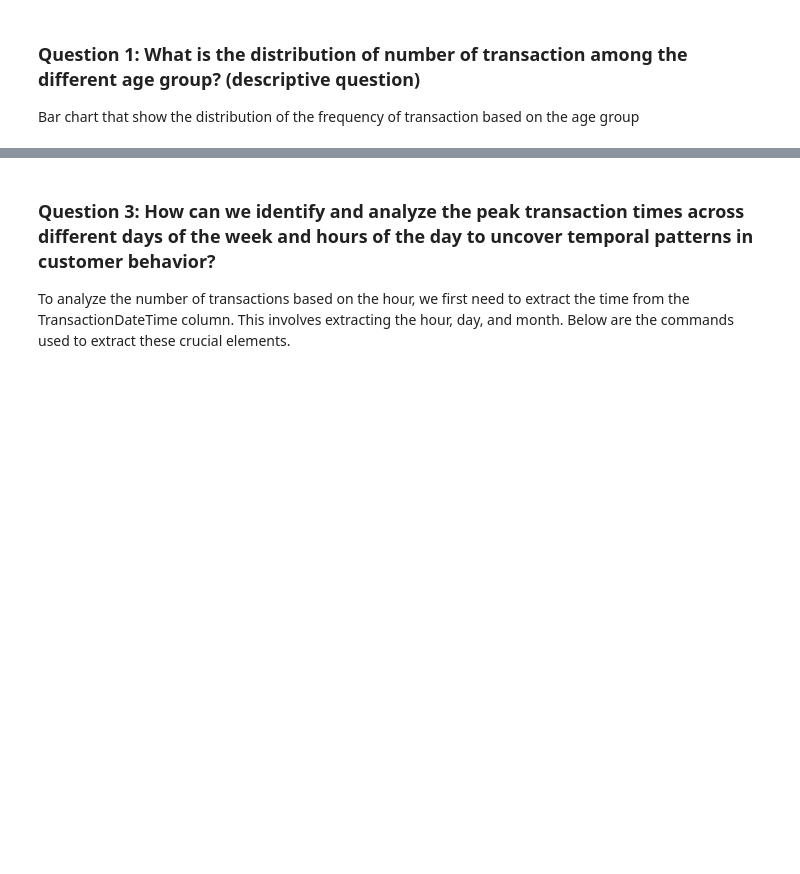
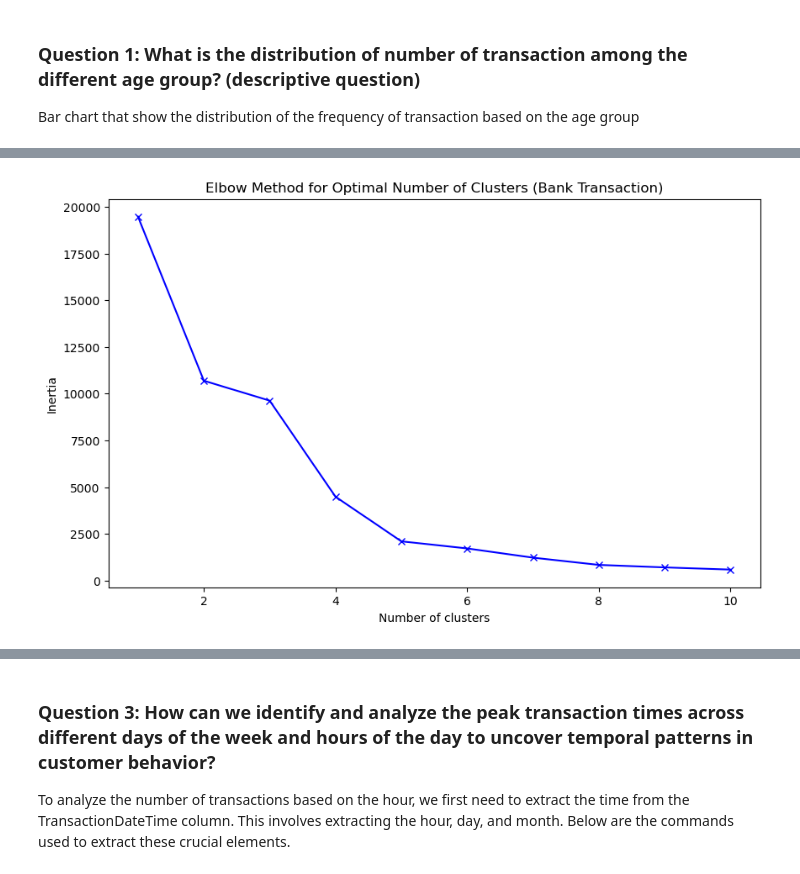
Before and after one commit to Azriy-Nazariee/DSAss, a Jupyter notebook: new_dataset/TT3L_Group8.ipynb, the cells around one changed output, grey strips where cells are left out. Saved outputs shown, nothing was run; the diff lists cells and outputs as text; code cells hidden in the pictures; blank space fills up the shorter version.

```diff
--- a/new_dataset/TT3L_Group8.ipynb
+++ b/new_dataset/TT3L_Group8.ipynb
@@ -174,0 +238,28 @@ plt.show()
+# %%
+# Select columns for clustering
+clustering_data = customer_agg.drop(columns=['CustomerID', 'AverageAccountBalance'])
+
+# Perform clustering
+from sklearn.cluster import KMeans
+
+# Determine the optimal number of clusters using the Elbow Method on a sample
+sampled_data = clustering_data.sample(n=10000, random_state=42)
+inertia = []
+K = range(1, 11)
+
+for k in K:
+    kmeans = KMeans(n_clusters=k, random_state=42)
+    kmeans.fit(sampled_data)
+    inertia.append(kmeans.inertia_)
+
+# Plot the Elbow Method graph
+import matplotlib.pyplot as plt
+
+plt.figure(figsize=(10, 6))
+plt.plot(K, inertia, 'bx-')
+plt.xlabel('Number of clusters')
+plt.ylabel('Inertia')
+plt.title('Elbow Method for Optimal Number of Clusters (Bank Transaction)')
+plt.show()
+# %% [output]
+[figure, added]
```
Also changed, not shown: parts of 18 cells of this notebook.
